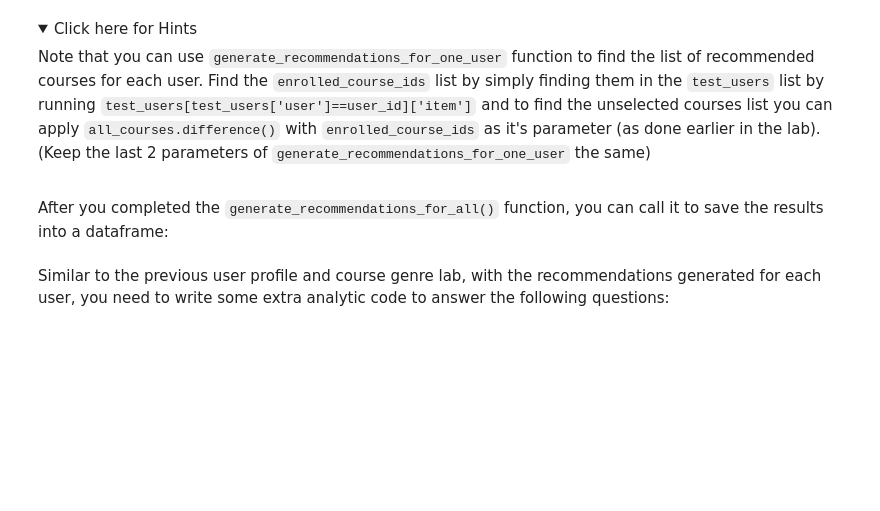
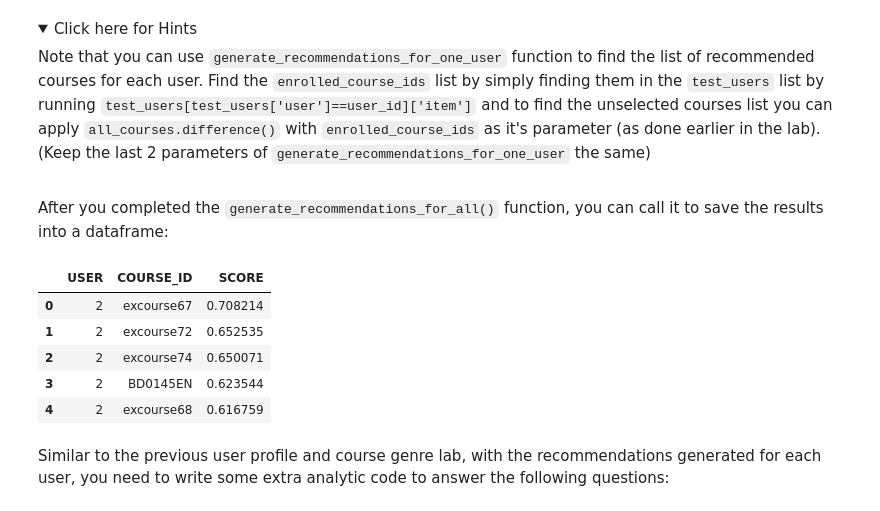
Before and after one commit to grgttdln/IBM-Machine-Learning-Capstone, a Jupyter notebook: Module 2/lab_jupyter_content_course_similarity.ipynb, the cells around one changed output. Drawn from its saved outputs; the diff is of its cells as text; code cells hidden in the pictures; folded sections open; blank space fills up the shorter version.

```diff
--- a/Module 2/lab_jupyter_content_course_similarity.ipynb
+++ b/Module 2/lab_jupyter_content_course_similarity.ipynb
@@ -144,7 +213,7 @@ pd.reset_option('max_colwidth')
 # %% [markdown]
 _TODO: Browse the course list and choose your interested courses_
 # %%
-enrolled_course_ids = [ ] # add your interested coures id to the list
+enrolled_course_ids = ["ML0151EN", "excourse47"] # add your interested coures id to the list
 # %%
 enrolled_courses = course_df[course_df['COURSE_ID'].isin(enrolled_course_ids)]
 enrolled_courses
@@ -177,8 +268,15 @@ def generate_recommendations_for_one_user(enrolled_course_ids, unselected_course
                 # Calculate the similarity between an enrolled_course and an unselect_course
                 # e.g., Course ML0151EN's index is 200 and Course ML0101ENv3's index is 158
 
+                idx1 = id_idx_dict[enrolled_course]
+                idx2 = id_idx_dict[unselect_course]
+
+
                 # Find the similarity value from the sim_matrix
                 # sim = sim_matrix[200][158]
+
+                sim = sim_matrix[idx1][idx2]
+
                  # Check if the similarity exceeds the threshold
                 if sim > threshold:
                     # Update recommendation dictionary with course ID and similarity score
@@ -196,3 +294,6 @@ def generate_recommendations_for_one_user(enrolled_course_ids, unselected_course
     res = {k: v for k, v in sorted(res.items(), key=lambda item: item[1], reverse=True)}
      # Return the recommendation dictionary
     return res
+
+
+generate_recommendations_for_one_user(enrolled_course_ids, unselected_course_ids, id_idx_dict, sim_matrix)
@@ -231,6 +338,7 @@ def generate_recommendations_for_all():
     # Test user dataframe
     # Course similarity matrix
     sim_df = pd.read_csv(sim_url)
+    sim_matrix = sim_df.to_numpy()
     # Course content dataframe
     course_df = pd.read_csv(course_url)
     # Course BoW features
@@ -241,10 +349,19 @@ def generate_recommendations_for_all():
     # ...
 
     for user_id in test_user_ids:
-        users.append(user_id)
+        idx_id_dict, id_idx_dict = get_doc_dicts(bow_df)
+
+        enrolled_course_ids = test_users_df[test_users_df['user'] == 1502801]['item'].to_numpy()
+        all_courses = set(course_df['COURSE_ID'])
+        unselected_course_ids = all_courses.difference(enrolled_course_ids)
+
+        course_score_dict = generate_recommendations_for_one_user(enrolled_course_ids, unselected_course_ids, id_idx_dict, sim_matrix)
         # For each user, call generate_recommendations_for_one_user() to generate the recommendation results
         # Save the result to courses, sim_scores list
-        pass
+        for k, v in course_score_dict.items():
+            users.append(user_id)
+            courses.append(k)
+            sim_scores.append(v)
 
     return users, courses, sim_scores
 # %% [markdown]
@@ -266,3 +382,12 @@ res_df
+# %%
+res_df.head()
+# %% [output]
+|  | USER | COURSE_ID | SCORE |
+| 0 | 2 | excourse67 | 0.708214 |
+| 1 | 2 | excourse72 | 0.652535 |
+| 2 | 2 | excourse74 | 0.650071 |
+| 3 | 2 | BD0145EN | 0.623544 |
+| 4 | 2 | excourse68 | 0.616759 |
 # %% [markdown]
 Similar to the previous user profile and course genre lab, with the recommendations generated for each user, you need to write some extra analytic code to answer the following questions:
 # %% [markdown]
```
Also changed, not shown: parts of 15 cells of this notebook, 2 other files.
